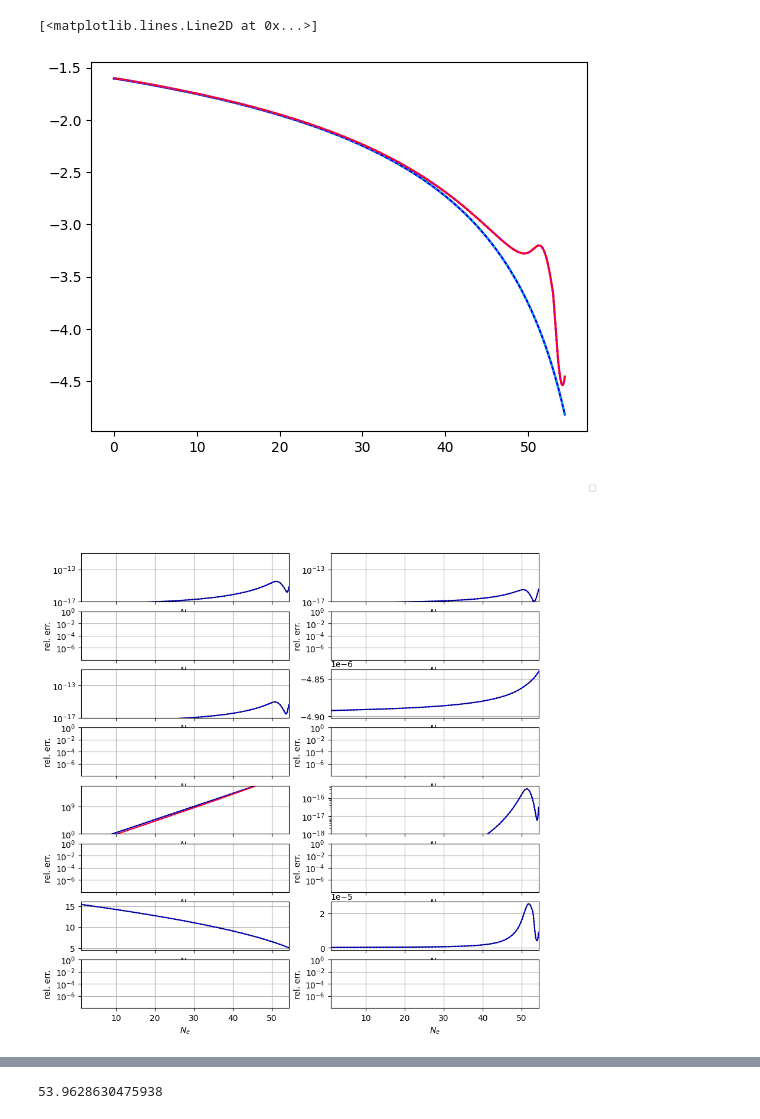
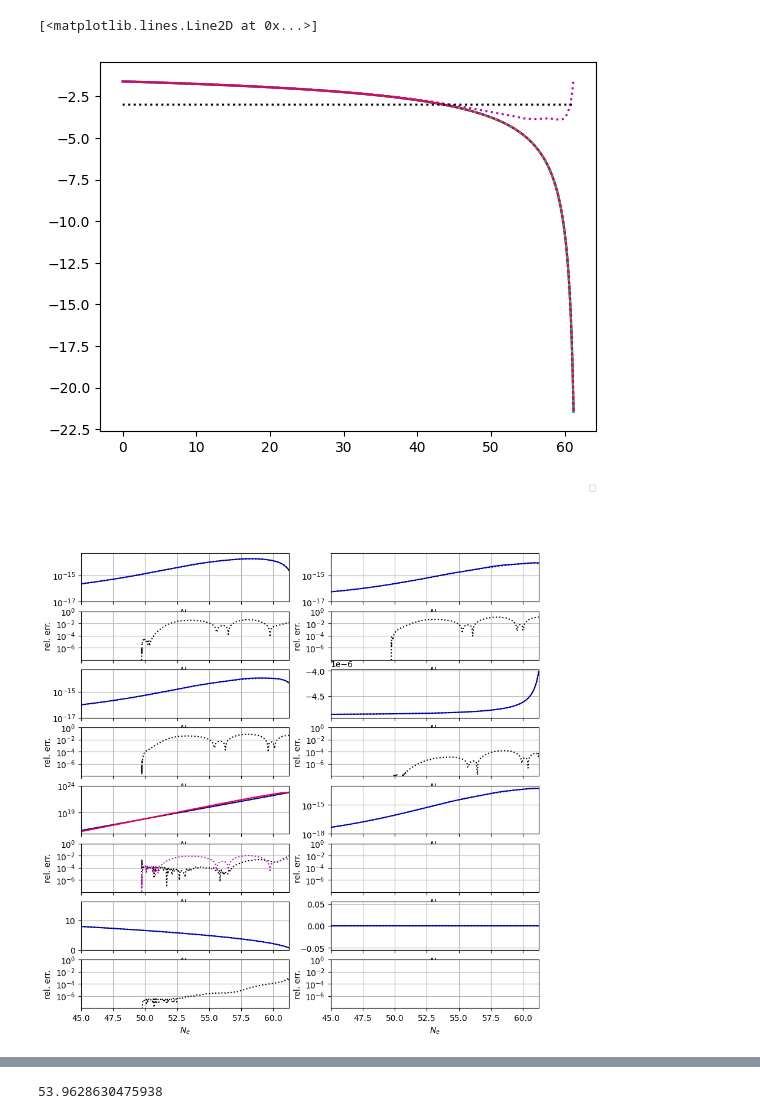
Before and after one commit to richard-von-eckardstein/GEFF, a Jupyter notebook: CompareTwoRuns.ipynb, the cells around one changed output, grey strips where cells are left out. Drawn from its saved outputs; the diff is of its cells as text; code cells hidden in the pictures.

```diff
--- a/CompareTwoRuns.ipynb
+++ b/CompareTwoRuns.ipynb
@@ -28,7 +28,7 @@ H = GEF(alpha, beta, Mpl, ini, M, ntr, SE, AltDamp=2, approx=True)
 # %%
 omega=H.H0
 
-file = "Out/GEF_Beta25.0_SE1.0_KDep_Test4.dat"
+file = "Out/GEF_Beta25.0_SE1.0_KDep_0it_CorrDamp_v1.dat"
 input_df = pd.read_table(file, sep=",")
 data = dict(zip(input_df.columns[1:],input_df.values[1:,1:].T))
 
@@ -48,12 +48,13 @@ rhoChiR = data["rhoChi"]*omega**4
 sER = data["sigmaB"]*omega
 khR = data["kh"]*omega
 kSR = data["kS"]*omega
-khOR = data["kh"]*omega
-khER = data["kh"]*omega
+khOR = data["khO"]*omega
+khER = data["khE"]*omega
+#khLR = data["khL"]*omega
 # %%
 omega=H.H0
 
-file = "Out/GEF_Beta25.0_SE1.0_KDep_Test5.dat"
+file = "Out/GEF_Beta25.0_SE-1.0_KDep_1it_CorrDamp_v1.dat"
 input_df = pd.read_table(file, sep=",")
 data = dict(zip(input_df.columns[1:],input_df.values[1:,1:].T))
 
@@ -78,11 +79,12 @@ khES = data["khE"]*omega
 # %%
 plt.plot(NS, xiS, "b")
 plt.plot(NS, xieffS, "r")
 plt.plot(NR, xiR, "c:")
 plt.plot(NR, xieffR, "m:")
+plt.plot(NR, np.ones(NR.size)*(-3), "k:")
 # %% [output]
 [<matplotlib.lines.Line2D at 0x...>]
-[figure, old version]
+[figure, new version]
 # %%
 fig, ax = plt.subplots(8,2, figsize=(10,10), sharex=True)
 
@@ -124,19 +126,13 @@ ax[2,0].set_ylim(-4.5e-6,1e-6)
 ax[4,0].set_ylim(-20,20)
 ax[4,0].set_ylim(1e7, 2e18)"""
 
-ax[0,0].set_ylim(1e-17, 1e-11)#2.5e-18, 1e-13)
-ax[0,1].set_ylim(1e-17, 1e-11)#2.5e-18, 1e-13)
-ax[2,0].set_ylim(1e-17, 1e-11)#2.5e-18, 1e-13)
+ax[0,0].set_ylim(1e-17, 5e-14)#2.5e-18, 1e-13)
+ax[0,1].set_ylim(1e-17, 5e-14)#2.5e-18, 1e-13)
+ax[2,0].set_ylim(1e-17, 5e-14)#2.5e-18, 1e-13)
 #ax[2,1].set_ylim(1e-17, 2.5e-13)
-ax[4,0].set_ylim(1e16,1e24)#1e-5, 1e24)
-ax[4,1].set_ylim(1e-17, 1e-11)#2.5e-18, 1e-13)
+ax[4,0].set_ylim(1e15,1e24)#1e-5, 1e24)
+ax[4,1].set_ylim(1e-18, 1e-13)#2.5e-18, 1e-13)
 
-"""ax[0,0].set_ylim(1e-18, 5e-16)#2.5e-18, 1e-13)
-ax[0,1].set_ylim(1e-18, 5e-16)#2.5e-18, 1e-13)
-ax[2,0].set_ylim(1e-18, 5e-16)#2.5e-18, 1e-13)"""
-#ax[2,1].set_ylim(1e-17, 2.5e-13)
-ax[4,0].set_ylim(1e0,1e16)#1e-5, 1e24)
-ax[4,1].set_ylim(1e-18, 5e-16)#2.5e-18, 1e-13)"""
 
 for i in range(4):
     for j in range(2):
@@ -145,9 +141,9 @@ for i in range(4):
 
 for ax in fig.axes:
     ax.grid(True)
-    ax.set_xlim(1., max([*NS, *NR]))
+    ax.set_xlim(45, max([*NS, *NR]))
     #ax.set_xlim(45, 61)
 plt.show()
 # %% [output]
-[figure, old version]
+[figure, new version]
 # %%
```
Also changed, not shown: parts of 3 cells of this notebook, 5 other files.
